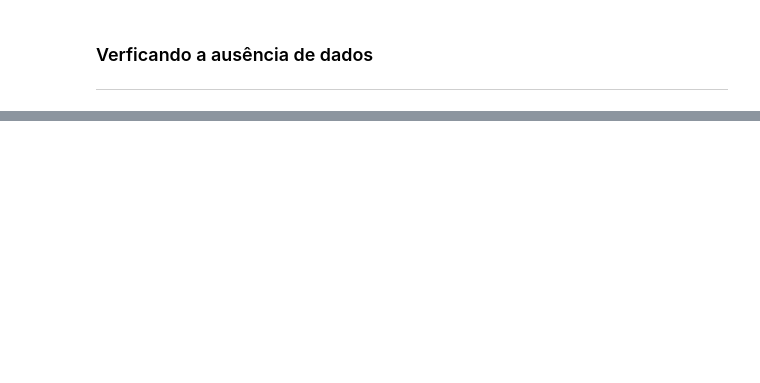
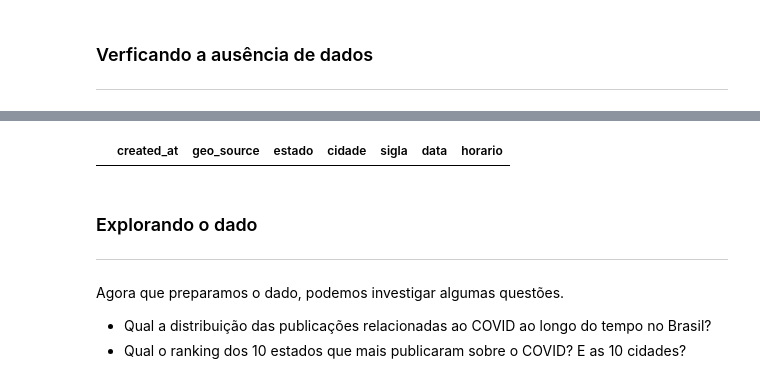
Before and after one commit to flavio-mota/CAP-394, a Jupyter notebook: Análise dos dados.ipynb, the cells around one changed output, grey strips where cells are left out. Cells and saved outputs as stored; diff of their text form; code cells hidden in the pictures; blank space fills up the shorter version.

```diff
--- a/Análise dos dados.ipynb
+++ b/Análise dos dados.ipynb
@@ -122,0 +244,14 @@ df
+# %%
+mascara_south_region = (df['estado'] == 'South Region') & (df['cidade'] != 'N.I.')
+df.loc[mascara_south_region]
+# %% [output]
+|  | created_at | geo_source | estado | cidade | sigla | data | horario |
+# %% [markdown]
+### Explorando o dado
+<hr style="border:1px solid #0077b9;">
+# %% [markdown]
+Agora que preparamos o dado, podemos investigar algumas questões.
+<ul>
+    <li>Qual a distribuição das publicações relacionadas ao COVID ao longo do tempo no Brasil?</li>
+    <li>Qual o ranking dos 10 estados que mais publicaram sobre o COVID? E as 10 cidades?</li>
+</ul>
```
Also changed, not shown: parts of 26 cells of this notebook, 1 other file.
